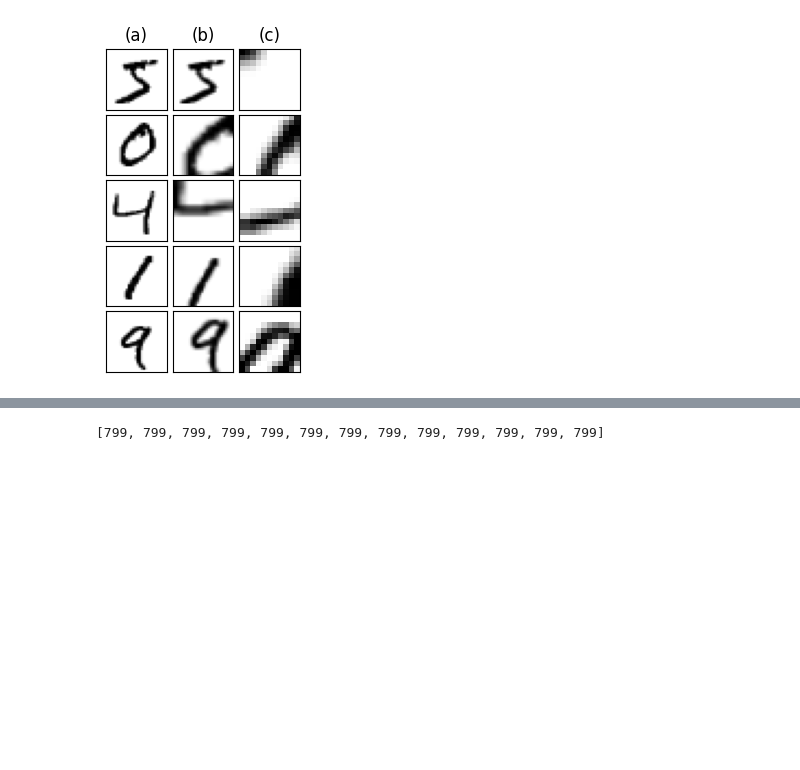
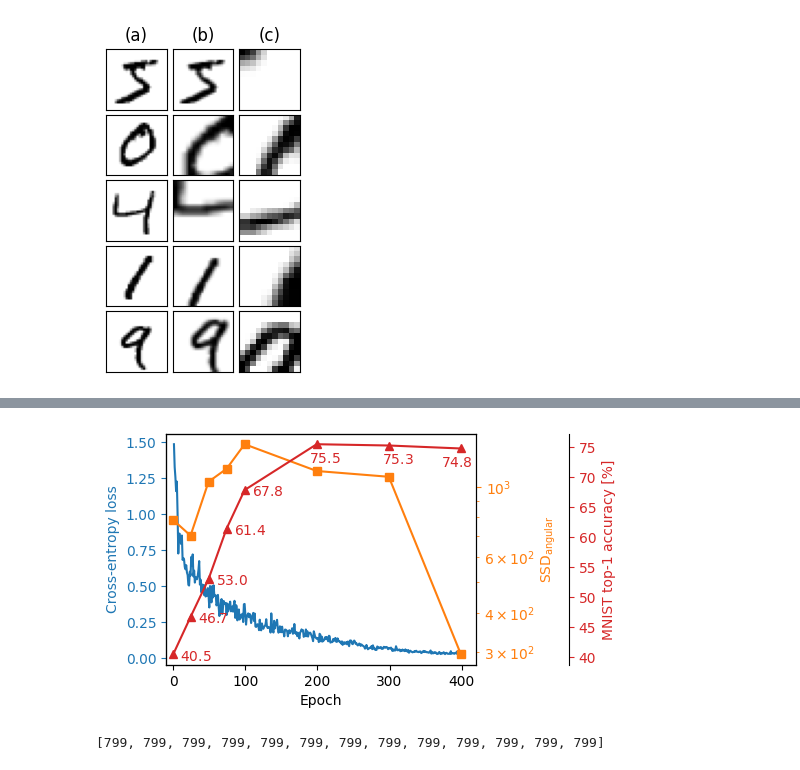
Before and after one commit to 4castRenewables/maelstrom-a6, a Jupyter notebook: notebooks/dcv2_analysis.ipynb, the cells around one changed output, grey strips where cells are left out. Saved outputs shown, nothing was run; the diff lists cells and outputs as text; code cells hidden in the pictures; blank space fills up the shorter version.

```diff
--- a/notebooks/dcv2_analysis.ipynb
+++ b/notebooks/dcv2_analysis.ipynb
@@ -441,0 +450,98 @@ RANK 0 (LOCAL 0) - INFO - 2024-07-12 10:41:42 - 20:34:38 - /p/project1/deepacf/e
+# %%
+import pandas as pd
+
+path_mnist = pathlib.Path("/p/project1/deepacf/emmerich1/dcv2/mnist-1-node-1-gpu")
+# Training was interrupted at epoch 439 and restarted,
+# hence the metrics should only be considered from there
+start = 440
+end = start + 399
+
+fig, ax = plt.subplots(figsize=(4, 3))
+
+ax.set_xlabel("Epoch")
+
+metrics_0 = pd.read_csv(path_mnist / "stats-rank-0.csv")
+
+epochs = metrics_0["epoch"].iloc[start:end]
+loss = metrics_0["loss"].iloc[start:end]
+epochs = np.arange(1, len(loss) + 1)
+
+ax_color = "tab:blue"
+
+ax.plot(epochs, loss, color=ax_color)
+
+ax.set_ylabel("Cross-entropy loss", color=ax_color)
+
+# Plot cumulative variance on first axis
+ax_color = "tab:blue"
+
+# Create right axis.
+ax_right = ax.twinx()
+
+epochs, _, ssd_mean, _ = calculate_ssds_with_mean_and_std(path_mnist)
+print(epochs)
+
+
+# Plot the explained variance ratios.
+ax_right_color = "tab:orange"
+ax_right.set_ylabel("SSD$_{\mathrm{angular}}$", color=ax_right_color)
+ax_right.plot(
+    epochs[:8],
+    ssd_mean[:8],
+    color=ax_right_color,
+    #linestyle="--",
+    label="",
+    marker="s",
+)
+
+acc = {0: 0.4049333333969116,
+ 24: 0.46700000762939453,
+ 49: 0.5301666855812073,
+ 74: 0.614133358001709,
+ 99: 0.6783833503723145,
+ 199: 0.7546833157539368,
+ 299: 0.7525500059127808,
+ 399: 0.7475833296775818,
+}
+
+ax_acc_color = "tab:red"
+
+ax_acc = ax.twinx()
+ax_acc.spines.right.set_position(("axes", 1.3))
+
+x = list(acc.keys())
+y = np.array(list(acc.values())) * 100
+
+ax_acc.plot(
+    x,
+    y,
+    color=ax_acc_color,
+    marker="^",
+    #linestyle="-.",
+)
+ax_acc.set_ylabel("MNIST top-1 accuracy [%]", color=ax_acc_color)
+
+
+# loop through each x,y pair
+for i, j in zip(x,y):
+    if i < 199:
+        xy = (i + 10, j - 1)
+    elif i == 399:
+        xy = (i - 28, j - 3)
+    else:
+        xy = (i - 10, j - 3)
+    ax_acc.annotate(f"${j:.1f}$",  xy=xy, color=ax_acc_color)
+
+
+for ax, color, log_scale_y in [(ax, ax_color, False), (ax_right, ax_right_color, True), (ax_acc, ax_acc_color, False)]:
+    # Set log scale.
+    if log_scale_y:
+        ax.set(yscale="log")
+    # Set left xlim such that the first tick disappears.
+    ax.set_xlim(-10, 420)
+    # Color the ticks.
+    ax.tick_params(axis="y", colors=color, which="both")
+
+
+plt.savefig(plots / "mnist-loss.pdf", bbox_inches="tight")
+# %% [output]
@@ -442,3 +550,4 @@ RANK 0 (LOCAL 0) - INFO - 2024-07-12 10:41:42 - 20:34:38 - /p/project1/deepacf/e
+[figure, added]
 # %%
 epoch_index = 20
 print([epochs[epoch_index] for epochs, _, _, _ in ssds_six_crops.values()])
```
Also changed, not shown: parts of 10 cells of this notebook, 4 other files.
